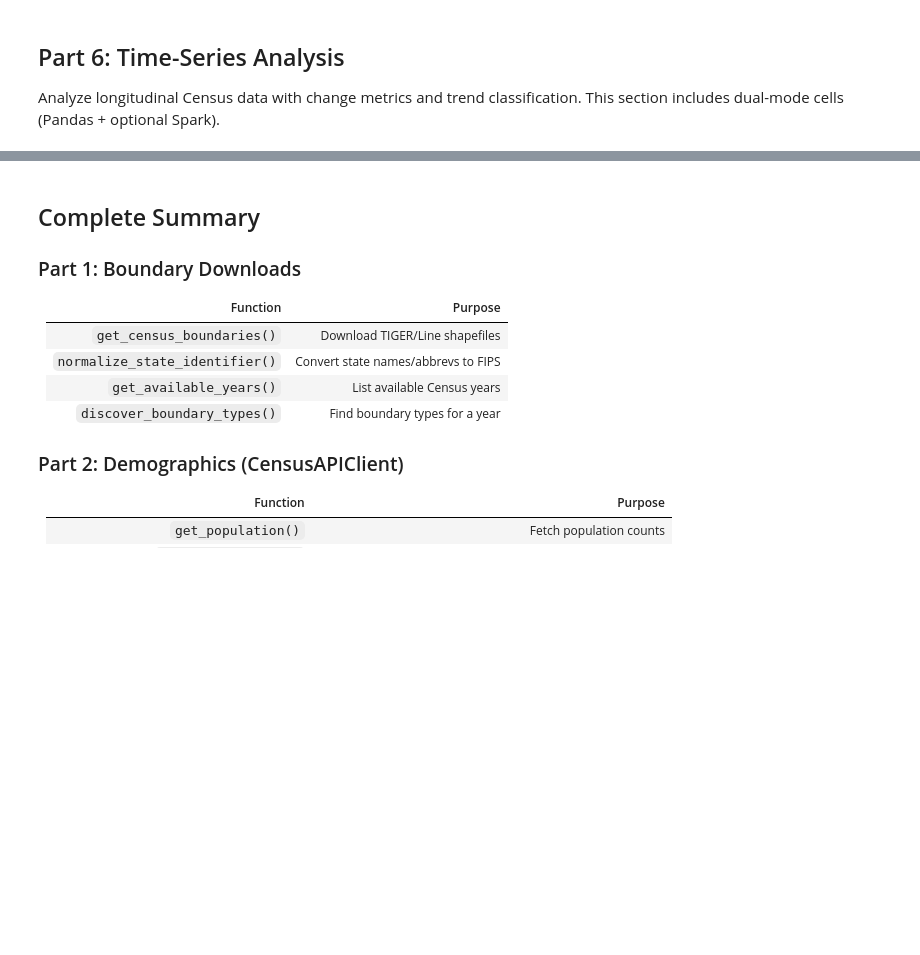
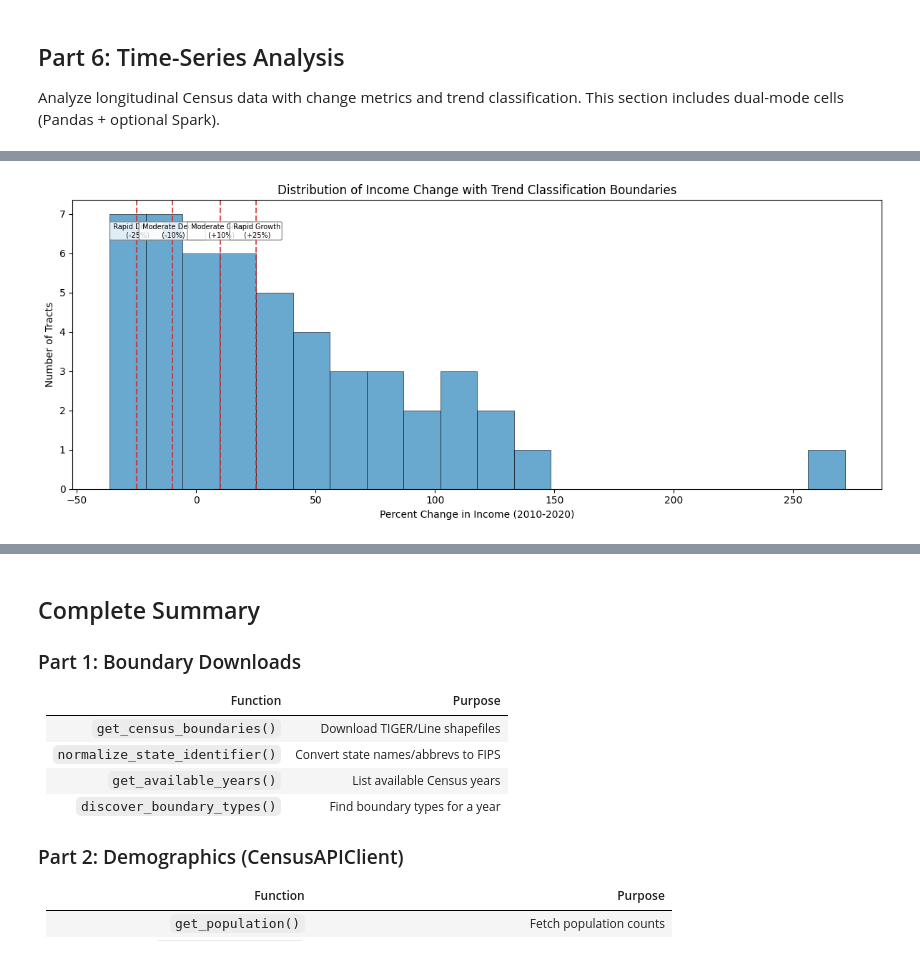
Before and after one commit to siege-analytics/siege_utilities, a Jupyter notebook: notebooks/04_Spatial_Data_Census_Boundaries.ipynb, the cells around one changed output, grey strips where cells are left out. Cells and saved outputs as stored; diff of their text form; code cells hidden in the pictures; blank space fills up the shorter version.

```diff
--- a/notebooks/04_Spatial_Data_Census_Boundaries.ipynb
+++ b/notebooks/04_Spatial_Data_Census_Boundaries.ipynb
@@ -551,3 +892,25 @@ for key, val in summary.items():
+# %%
+# Percent change distribution with trend threshold boundaries
+fig, ax = plt.subplots(figsize=(12, 5))
+ax.hist(longitudinal_df['pct_change'], bins=20, color='#4393c3', edgecolor='black', linewidth=0.5, alpha=0.8)
+
+# Draw threshold boundaries
+thresholds = {'Rapid Decline': -25, 'Moderate Decline': -10, 'Moderate Growth': 10, 'Rapid Growth': 25}
+for label, val in thresholds.items():
+    ax.axvline(val, color='#d62728', linestyle='--', linewidth=1.5, alpha=0.8)
+    ax.text(val, ax.get_ylim()[1] * 0.92, f' {label}\n ({val:+d}%)',
+            fontsize=7, rotation=0, va='top', ha='center',
+            bbox=dict(boxstyle='round,pad=0.2', facecolor='white', alpha=0.8, edgecolor='gray'))
+
+ax.set_xlabel('Percent Change in Income (2010-2020)')
+ax.set_ylabel('Number of Tracts')
+ax.set_title('Distribution of Income Change with Trend Classification Boundaries')
+plt.tight_layout()
+plt.savefig(OUTPUT_DIR / 'pct_change_distribution.png', dpi=150, bbox_inches='tight')
+plt.show()
+plt.close()
+# %% [output]
+[figure, added]
 # %%
 # Dual-mode: trend aggregation
 # Pandas (always runs)
```
Also changed, not shown: parts of 27 cells of this notebook, 4 other files.
